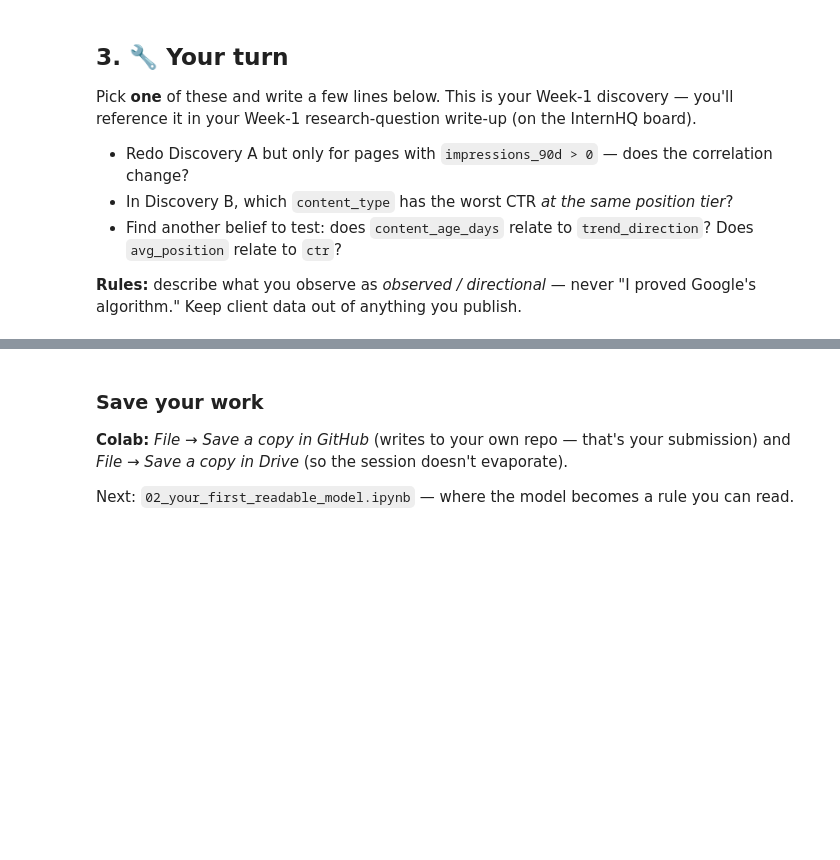
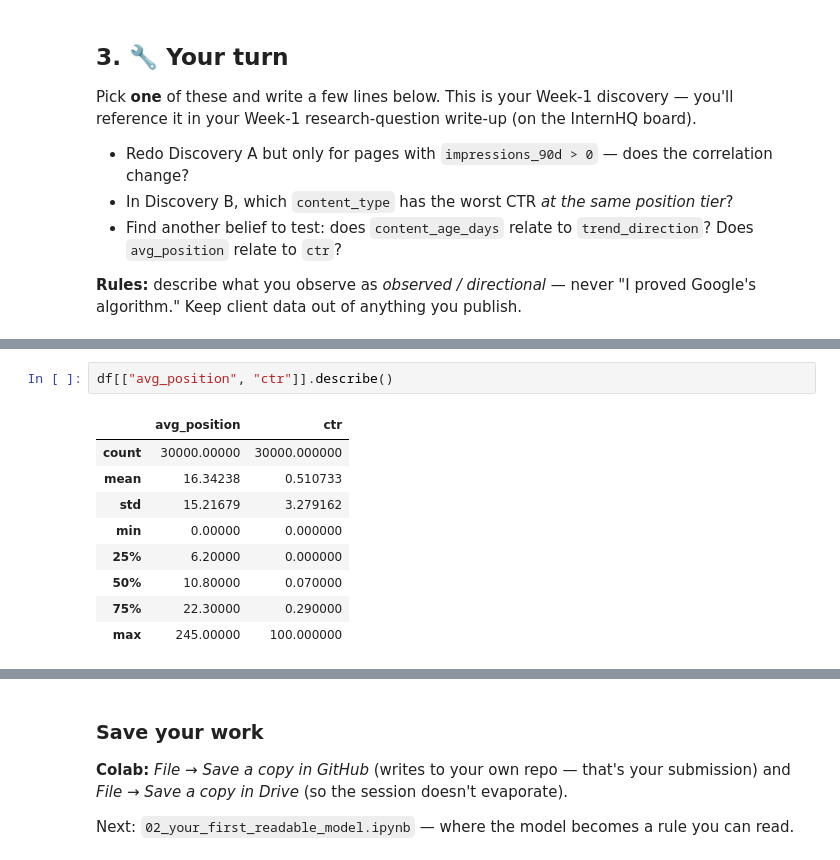
Before and after one commit to samiyashahzad/applied-search-ml, a Jupyter notebook: notebooks/01_first_look_and_discovery.ipynb, the cells around one changed output, grey strips where cells are left out. Drawn from its saved outputs; the diff is of its cells as text; blank space fills up the shorter version.

```diff
--- a/notebooks/01_first_look_and_discovery.ipynb
+++ b/notebooks/01_first_look_and_discovery.ipynb
@@ -151,0 +164,12 @@ Pick **one** of these and write a few lines below. This is your Week-1 discovery
+# %%
+df[["avg_position", "ctr"]].describe()
+# %% [output]
+|  | avg_position | ctr |
+| count | 30000.00000 | 30000.000000 |
+| mean | 16.34238 | 0.510733 |
+| std | 15.21679 | 3.279162 |
+| min | 0.00000 | 0.000000 |
+| 25% | 6.20000 | 0.000000 |
+| 50% | 10.80000 | 0.070000 |
+| 75% | 22.30000 | 0.290000 |
+| max | 245.00000 | 100.000000 |
```
Also changed, not shown: parts of 5 cells of this notebook.
